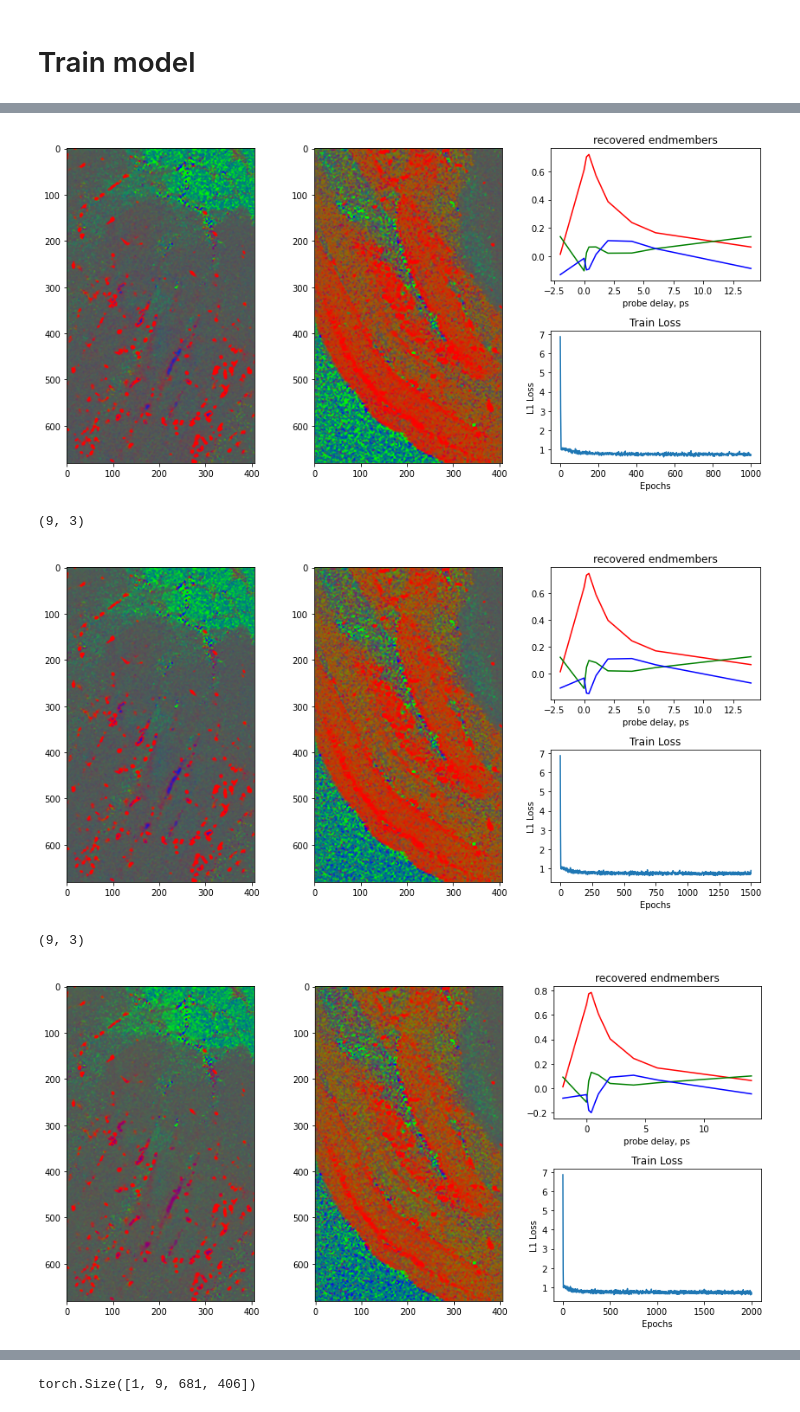
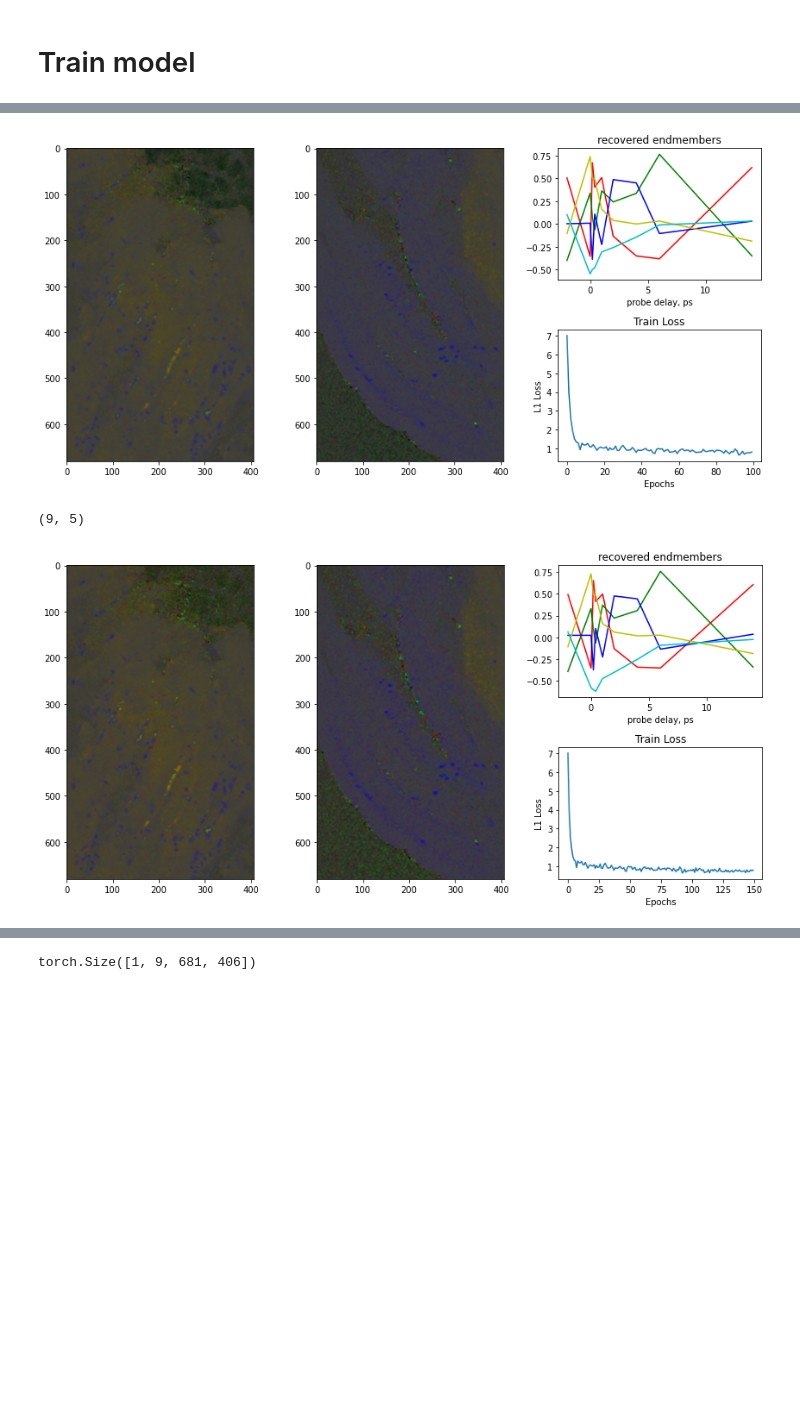
Before and after one commit to arya1080/spectral_autoencoder, a Jupyter notebook: spectral_autoencoder.ipynb, the cells around one changed output, grey strips where cells are left out. Cells and saved outputs as stored; diff of their text form; code cells hidden in the pictures; blank space fills up the shorter version.

```diff
--- a/spectral_autoencoder.ipynb
+++ b/spectral_autoencoder.ipynb
@@ -210,7 +210,7 @@ def generate_z_image(ind, indices):
     data = data[None,:]
     data = data.to(device)
     out = model.forward_enc(torch.permute(data, (0, 3, 1, 2)))
-    out = out[0,indices[0:3],:,:]
+    out = out[0,indices[1:4],:,:]
     out = torch.permute(out, (1,2,0))
     img = out.detach().cpu().numpy()
     return 1.*img
@@ -231,6 +231,8 @@ def visualSummary(L1_loss, indices):
     plt.plot(tau,w[:,indices[0]],'r')
     plt.plot(tau,w[:,indices[1]],'g')
     plt.plot(tau,w[:,indices[2]],'b')
+    plt.plot(tau, w[:, indices[3]], 'y')
+    plt.plot(tau, w[:, indices[4]], 'c')
     plt.title('recovered endmembers')
     plt.xlabel('probe delay, ps')
     plt.subplot(2,3,6)
@@ -277,7 +279,7 @@ def train_model(model, n_epochs, img_stack, lr):
         channelmsq = torch.zeros(nch_bottleneck).to(device)
 
         #Training
-        current_batch = load_batch_data(img_stack, 200, 200)
+        current_batch = load_batch_data(img_stack, 200, 40)
 
         for images in current_batch:
             images = images[None, :]
@@ -293,6 +295,9 @@ def train_model(model, n_epochs, img_stack, lr):
 #             cos_theta = torch.div(in_product, self_product)
 #             theta = torch.acos(cos_theta)
 #             mSAD = torch.mean(theta)
+
+            # variance-ordering
+            channelmsq += torch.mean(z**2,dim=[2,3]).squeeze()
 
             # implement default cosine similarity loss
             cos = nn.CosineSimilarity(dim=1, eps=1e-8)
@@ -321,9 +326,9 @@ loss_arr = []
 
 # number of times the experiment is repeated
 n_runs = 1
-n_epochs = 2000
+n_epochs = 200
 learning_rate = 0.0003
-nch_bottleneck = 3
+nch_bottleneck = 5
 
 print('Starting training of models on {}'.format(device))
 n_count = 0
@@ -341,5 +346,3 @@ Starting training of models on cuda:1
-[figure, old version]
+[figure, new version]
-(9, 3)
+(9, 5)
-[figure, old version]
+[figure, new version]
-(9, 3)
-[figure, removed]
```
Also changed, not shown: parts of 1 cell of this notebook.
